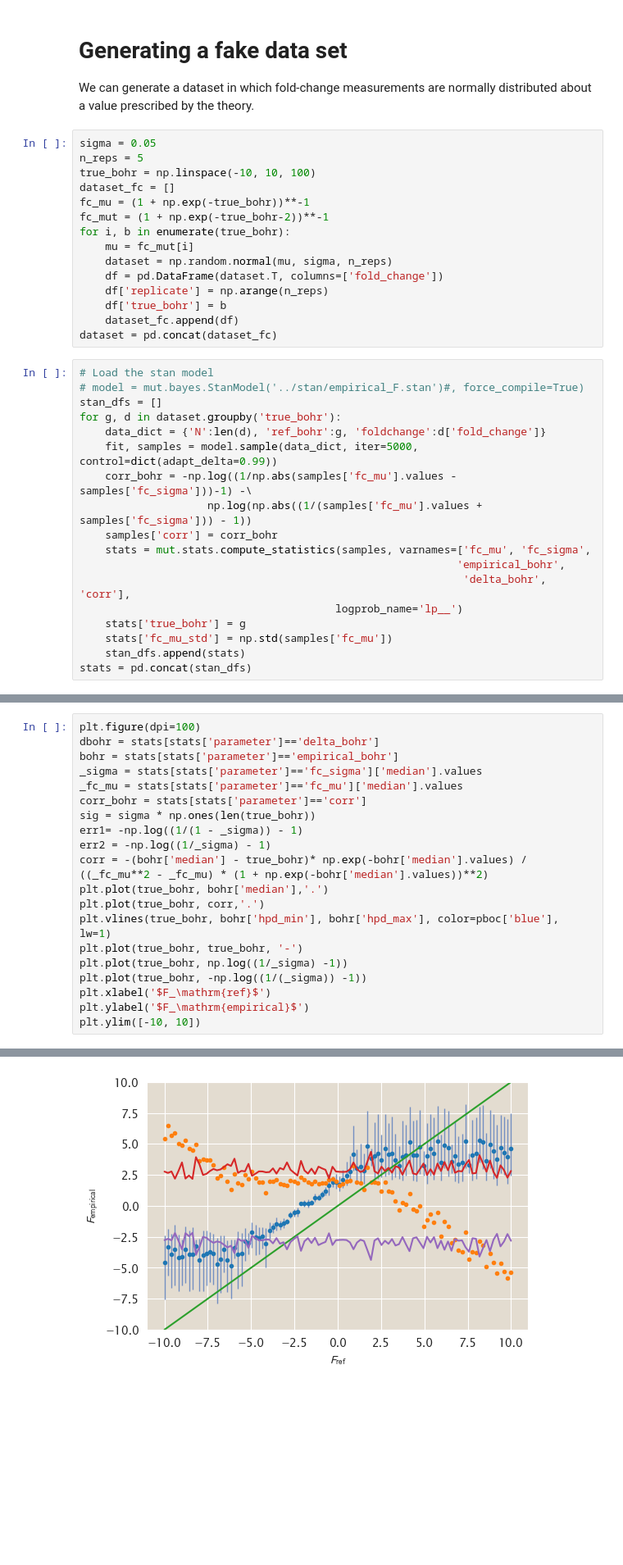
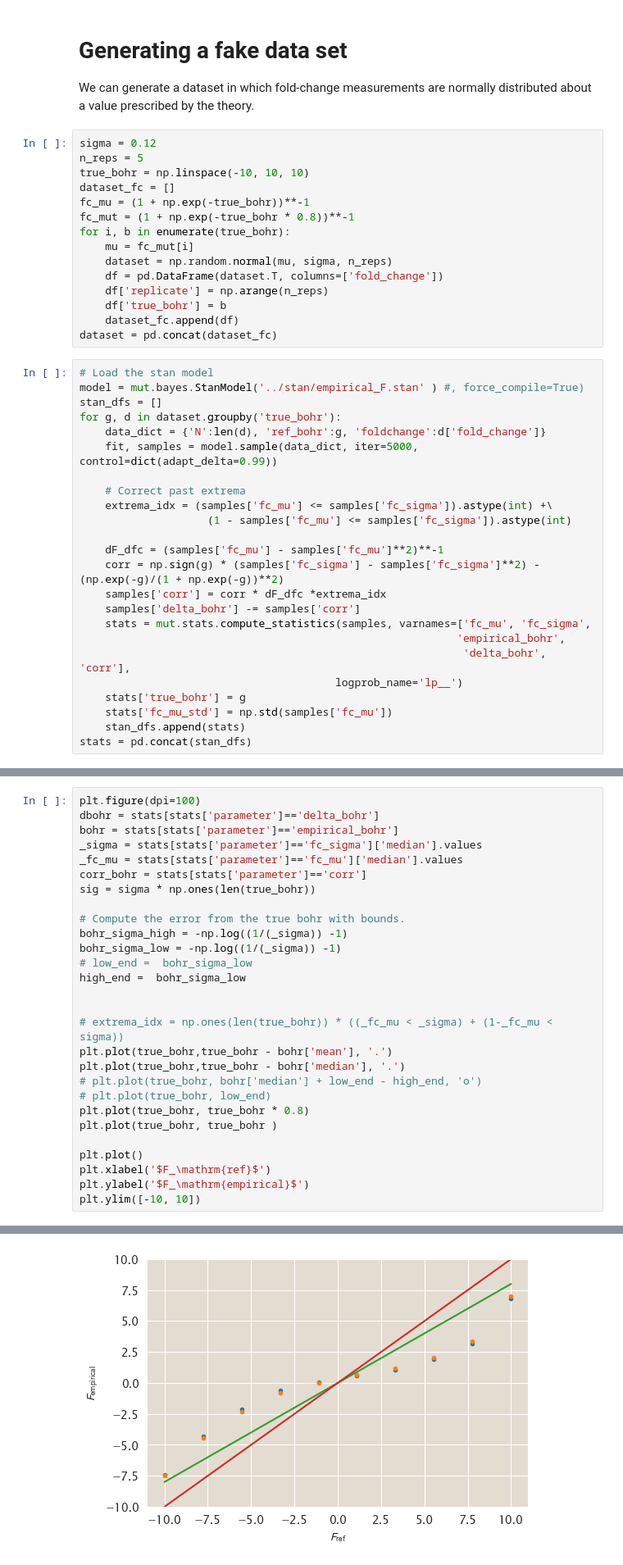
Before and after one commit to RPGroup-PBoC/mwc_mutants, a Jupyter notebook: code/analysis/Exploring_fc_error.ipynb, the cells around one changed output, grey strips where cells are left out. Shown: that part at 82% size. Cells and saved outputs as stored; diff of their text form; blank space fills up the shorter version.

Commit message:
Applying ∆F error function to actual data -- seems to work for induction paper data

```diff
--- a/code/analysis/Exploring_fc_error.ipynb
+++ b/code/analysis/Exploring_fc_error.ipynb
@@ -28,12 +28,12 @@ $$
 # Generating a fake data set
 We can generate a dataset in which fold-change measurements are normally distributed about a value prescribed by the theory.
 # %%
-sigma = 0.05
+sigma = 0.12
 n_reps = 5
-true_bohr = np.linspace(-10, 10, 100)
+true_bohr = np.linspace(-10, 10, 10)
 dataset_fc = []
 fc_mu = (1 + np.exp(-true_bohr))**-1
-fc_mut = (1 + np.exp(-true_bohr-2))**-1
+fc_mut = (1 + np.exp(-true_bohr * 0.8))**-1
 for i, b in enumerate(true_bohr):
     mu = fc_mut[i]
     dataset = np.random.normal(mu, sigma, n_reps)
@@ -44,14 +44,20 @@ for i, b in enumerate(true_bohr):
 dataset = pd.concat(dataset_fc)
 # %%
 # Load the stan model
-# model = mut.bayes.StanModel('../stan/empirical_F.stan')#, force_compile=True)
+model = mut.bayes.StanModel('../stan/empirical_F.stan' ) #, force_compile=True)
 stan_dfs = []
 for g, d in dataset.groupby('true_bohr'):
     data_dict = {'N':len(d), 'ref_bohr':g, 'foldchange':d['fold_change']}
     fit, samples = model.sample(data_dict, iter=5000, control=dict(adapt_delta=0.99))
-    corr_bohr = -np.log((1/np.abs(samples['fc_mu'].values - samples['fc_sigma']))-1) -\
-                    np.log(np.abs((1/(samples['fc_mu'].values + samples['fc_sigma'])) - 1))
-    samples['corr'] = corr_bohr
+
+    # Correct past extrema
+    extrema_idx = (samples['fc_mu'] <= samples['fc_sigma']).astype(int) +\
+                    (1 - samples['fc_mu'] <= samples['fc_sigma']).astype(int)
+
+    dF_dfc = (samples['fc_mu'] - samples['fc_mu']**2)**-1
+    corr = np.sign(g) * (samples['fc_sigma'] - samples['fc_sigma']**2) - (np.exp(-g)/(1 + np.exp(-g))**2)
+    samples['corr'] = corr * dF_dfc *extrema_idx
+    samples['delta_bohr'] -= samples['corr']
     stats = mut.stats.compute_statistics(samples, varnames=['fc_mu', 'fc_sigma',
                                                            'empirical_bohr',
                                                             'delta_bohr', 'corr'],
@@ -85,23 +92,31 @@ plt.legend()
 # %%
 plt.figure(dpi=100)
 dbohr = stats[stats['parameter']=='delta_bohr']
 bohr = stats[stats['parameter']=='empirical_bohr']
 _sigma = stats[stats['parameter']=='fc_sigma']['median'].values
 _fc_mu = stats[stats['parameter']=='fc_mu']['median'].values
 corr_bohr = stats[stats['parameter']=='corr']
 sig = sigma * np.ones(len(true_bohr))
-err1= -np.log((1/(1 - _sigma)) - 1)
-err2 = -np.log((1/_sigma) - 1)
-corr = -(bohr['median'] - true_bohr)* np.exp(-bohr['median'].values) / ((_fc_mu**2 - _fc_mu) * (1 + np.exp(-bohr['median'].values))**2)
-plt.plot(true_bohr, bohr['median'],'.')
-plt.plot(true_bohr, corr,'.')
-plt.vlines(true_bohr, bohr['hpd_min'], bohr['hpd_max'], color=pboc['blue'], lw=1)
-plt.plot(true_bohr, true_bohr, '-')
-plt.plot(true_bohr, np.log((1/_sigma) -1))
-plt.plot(true_bohr, -np.log((1/(_sigma)) -1))
+
+# Compute the error from the true bohr with bounds.
+bohr_sigma_high = -np.log((1/(_sigma)) -1)
+bohr_sigma_low = -np.log((1/(_sigma)) -1)
+# low_end =  bohr_sigma_low
+high_end =  bohr_sigma_low
+
+
+# extrema_idx = np.ones(len(true_bohr)) * ((_fc_mu < _sigma) + (1-_fc_mu < sigma))
+plt.plot(true_bohr,true_bohr - bohr['mean'], '.')
+plt.plot(true_bohr,true_bohr - bohr['median'], '.')
+# plt.plot(true_bohr, bohr['median'] + low_end - high_end, 'o')
+# plt.plot(true_bohr, low_end)
+plt.plot(true_bohr, true_bohr * 0.8)
+plt.plot(true_bohr, true_bohr )
+
+plt.plot()
 plt.xlabel('$F_\mathrm{ref}$')
 plt.ylabel('$F_\mathrm{empirical}$')
 plt.ylim([-10, 10])
 # %% [output]
 (-10, 10)
-[figure, old version]
+[figure, new version]
```
Also changed, not shown: parts of 17 cells of this notebook, 6 other files.
